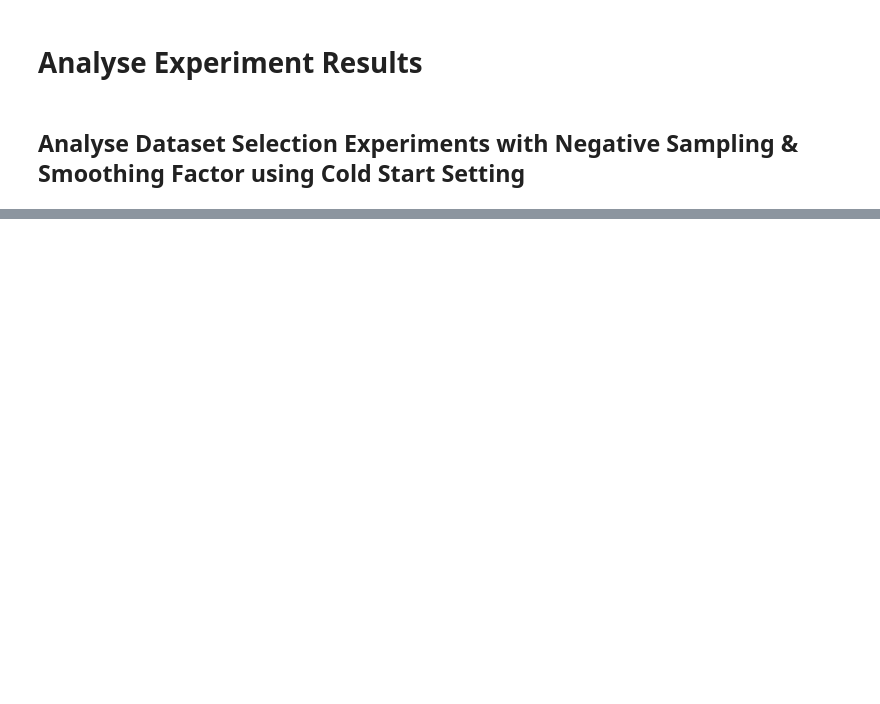
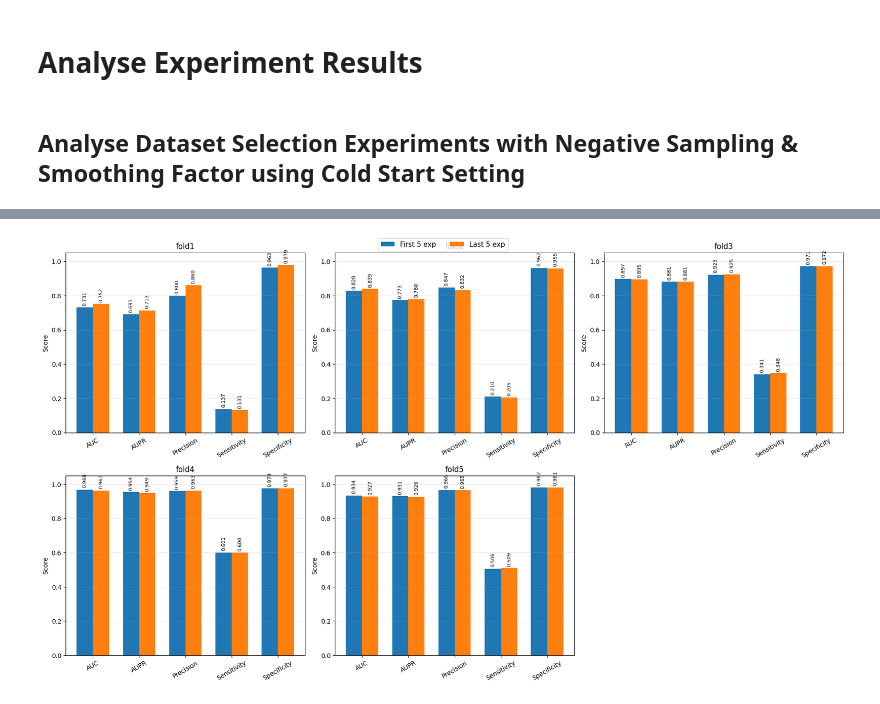
Before and after one commit to Gavision97/MAFusionPPI, a Jupyter notebook: jupterlab/analyse_exp_res_ds_smoo_neg.ipynb, the cells around one changed output, grey strips where cells are left out. Saved outputs shown, nothing was run; the diff lists cells and outputs as text; code cells hidden in the pictures; blank space fills up the shorter version.

```diff
--- a/jupterlab/analyse_exp_res_ds_smoo_neg.ipynb
+++ b/jupterlab/analyse_exp_res_ds_smoo_neg.ipynb
@@ -244,3 +224,4 @@ plt.show()
 # %%
-exp_df
+arr = np.array(ast.literal_eval(exp_df.iloc[0, 2]), dtype=float)
+arr
 # %% [output]
@@ -261,0 +247,2 @@ exp_df.to_csv(PREPROCESSED_EXP_1503_PATH, index=False)
+# %%
+EXP_1503_VPATH =  '/home/gavrilev/DLResearchPPI/PPI Research/src_/results/result_tables/final_results/cold_eval_neg_smoo_1503.csv' # VICTOR
@@ -261,0 +342,55 @@ exp_df.to_csv(PREPROCESSED_EXP_1503_PATH, index=False)
+# %%
+import matplotlib.pyplot as plt
+import numpy as np
+
+# per_fold_df is expected to contain columns like:
+# fold, AUC_first5, AUC_last5, AUPR_first5, AUPR_last5, ...
+
+metrics = ["AUC", "AUPR", "Precision", "Sensitivity", "Specificity"]
+
+n_folds = len(per_fold_df)
+ncols = 3
+nrows = int(np.ceil(n_folds / ncols))
+
+fig, axes = plt.subplots(nrows, ncols, figsize=(18, 10))
+axes = np.array(axes).reshape(-1)
+
+x = np.arange(len(metrics))
+bar_width = 0.35
+
+for i, (_, row) in enumerate(per_fold_df.iterrows()):
+    ax = axes[i]
+
+    first_vals = [row[f"{m}_first5"] for m in metrics]
+    last_vals  = [row[f"{m}_last5"] for m in metrics]
+
+    ax.bar(x - bar_width/2, first_vals, width=bar_width, label="First 5 exp")
+    ax.bar(x + bar_width/2, last_vals,  width=bar_width, label="Last 5 exp")
+
+    ax.set_title(f"{row['fold']}")
+    ax.set_xticks(x)
+    ax.set_xticklabels(metrics, rotation=30)
+    ax.set_ylabel("Score")
+    ax.set_ylim(0, 1.05)
+    ax.grid(axis="y", alpha=0.3)
+
+    # add values above bars
+    for xi, v in zip(x - bar_width/2, first_vals):
+        ax.text(xi, v + 0.01, f"{v:.3f}", ha="center", va="bottom", fontsize=8, rotation=90)
+
+    for xi, v in zip(x + bar_width/2, last_vals):
+        ax.text(xi, v + 0.01, f"{v:.3f}", ha="center", va="bottom", fontsize=8, rotation=90)
+
+# hide unused subplots if fewer than grid slots
+for j in range(i + 1, len(axes)):
+    axes[j].axis("off")
+
+# one shared legend
+handles, labels = axes[0].get_legend_handles_labels()
+fig.legend(handles, labels, loc="upper center", ncol=2, fontsize=11)
+
+fig.suptitle("First 5 vs Last 5 Experiments per Fold", fontsize=16, y=1.02)
+plt.tight_layout()
+plt.show()
+# %% [output]
+[figure, added]
```
Also changed, not shown: parts of 22 cells of this notebook, 33 other files.
